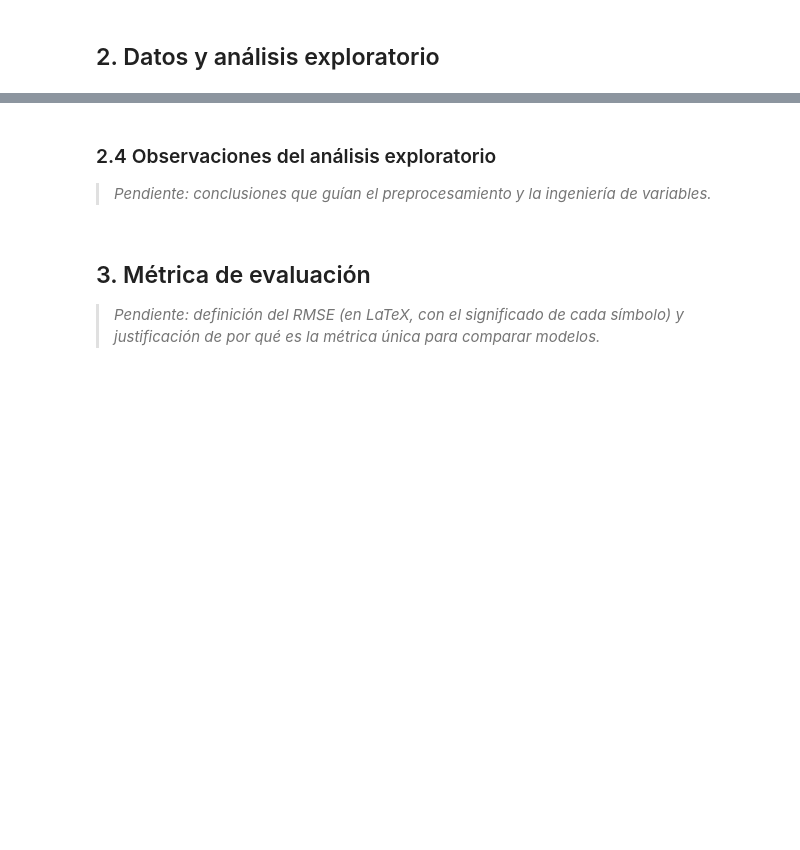
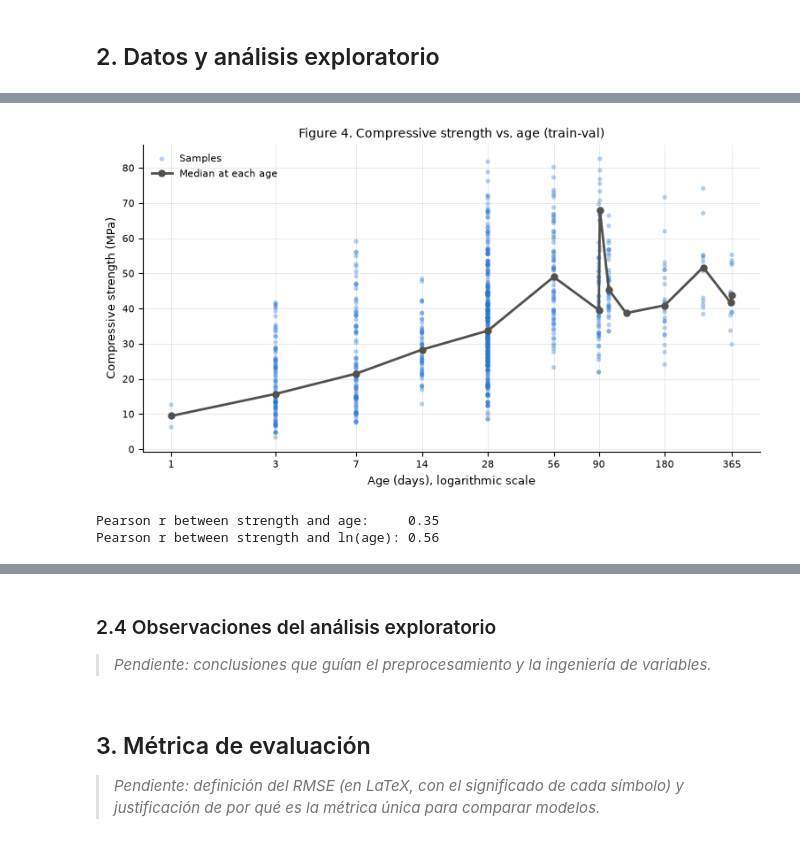
Before and after one commit to 25adiaz-apps/phd-civil-ualberta, a Jupyter notebook: machine-learning/assignment-4/question-1-concrete-strength.ipynb, the cells around one changed output, grey strips where cells are left out. Saved outputs shown, nothing was run; the diff lists cells and outputs as text; code cells hidden in the pictures; blank space fills up the shorter version.

```diff
--- a/machine-learning/assignment-4/question-1-concrete-strength.ipynb
+++ b/machine-learning/assignment-4/question-1-concrete-strength.ipynb
@@ -39,0 +375,28 @@
+# %%
+median_by_age = train_val_df.groupby("age")[TARGET].median()
+
+fig, ax = plt.subplots(figsize=(9, 4.5))
+ax.scatter(train_val_df["age"], train_val_df[TARGET], s=14, alpha=0.35,
+           color=COLOR_TRAIN, edgecolors="none", label="Samples")
+ax.plot(median_by_age.index, median_by_age.values, color=COLOR_MUTED, linewidth=2,
+        marker="o", markersize=5, label="Median at each age")
+ax.set_xscale("log")
+# Label only a subset of ages so that close values (90/91/100, 360/365) do not overlap
+AGE_TICKS = [1, 3, 7, 14, 28, 56, 90, 180, 365]
+ax.set_xticks(AGE_TICKS)
+ax.set_xticklabels(AGE_TICKS)
+ax.minorticks_off()
+ax.set_xlabel(LABELS["age"] + ", logarithmic scale")
+ax.set_ylabel(LABELS[TARGET])
+ax.set_title("Figure 4. Compressive strength vs. age (train-val)")
+ax.legend(loc="upper left")
+plt.show()
+
+r_age = train_val_df["age"].corr(train_val_df[TARGET])
+r_log_age = np.log(train_val_df["age"]).corr(train_val_df[TARGET])
+print(f"Pearson r between strength and age:     {r_age:.2f}")
+print(f"Pearson r between strength and ln(age): {r_log_age:.2f}")
+# %% [output]
+[figure, added]
+Pearson r between strength and age:     0.35
+Pearson r between strength and ln(age): 0.56
```
Also changed, not shown: parts of 39 cells of this notebook.
